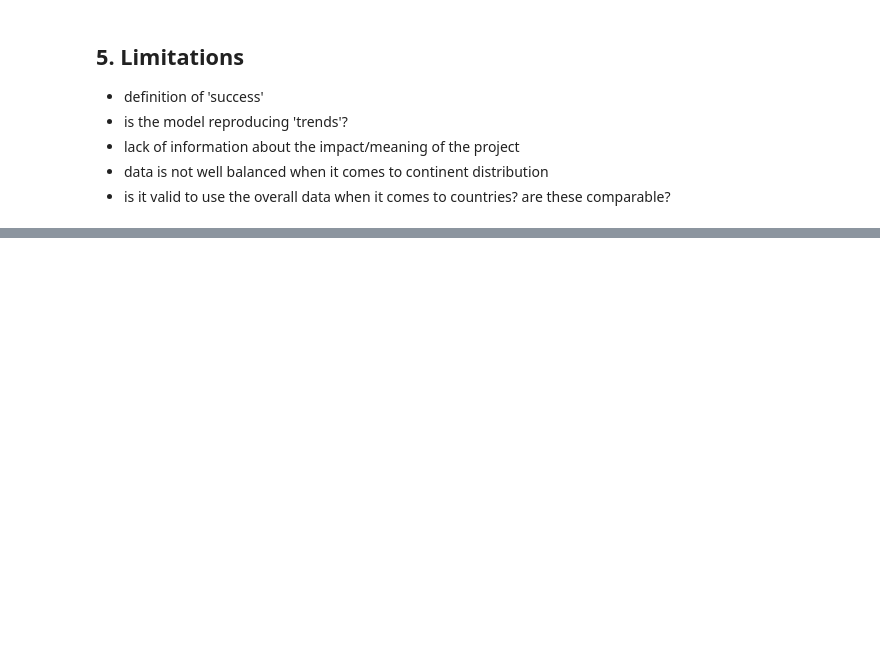
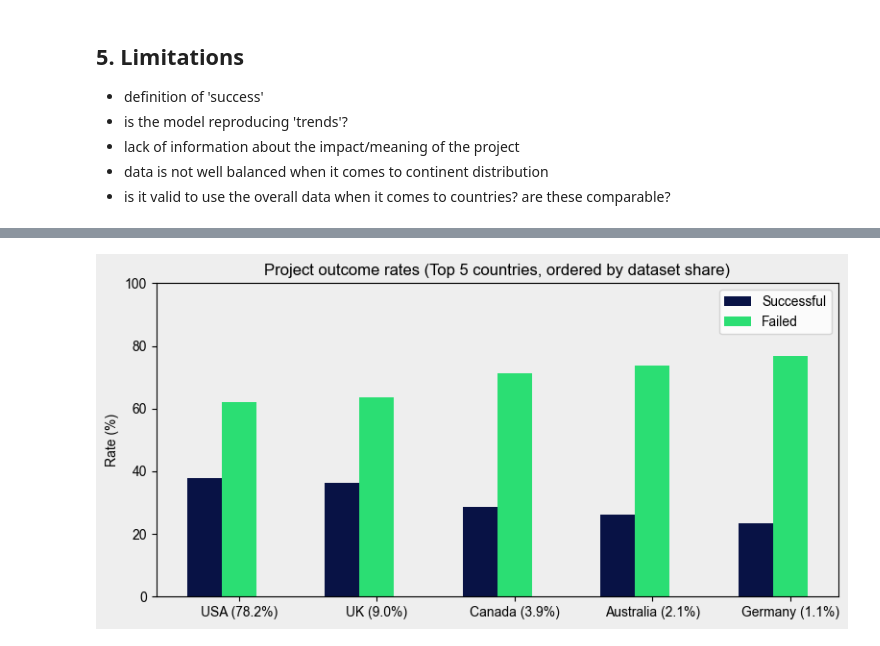
Before and after one commit to salvoha/ml-project, a Jupyter notebook: GetData_and_EDA.ipynb, the cells around one changed output, grey strips where cells are left out. Drawn from its saved outputs; the diff is of its cells as text; code cells hidden in the pictures; blank space fills up the shorter version.

```diff
--- a/GetData_and_EDA.ipynb
+++ b/GetData_and_EDA.ipynb
@@ -1759,0 +1927,63 @@ False Negative Rate of final XGBoost model on test data: 0.08198674510387971
+# %%
+import numpy as np
+import matplotlib.pyplot as plt
+plt.rcParams["font.family"] = "Arial"
+
+df = advanced_data.copy()
+
+# 1) Country shares in the FULL dataset (percent)
+country_share = df["Country"].value_counts(normalize=True) * 100
+
+# 2) Take top 5 by share
+top5 = country_share.head(5).index
+
+# 3) Count states per country (only top5)
+counts = (
+    df[df["Country"].isin(top5)]
+    .groupby(["Country", "State"])
+    .size()
+    .unstack(fill_value=0)
+)
+
+# ensure consistent order + missing columns handled
+state_order = [1, 0]  # 1=Successful, 0=Failed (adjust if needed)
+counts = counts.reindex(columns=state_order, fill_value=0)
+
+# 4) Convert to rates (%) within each country
+rates = counts.div(counts.sum(axis=1), axis=0) * 100
+
+# 5) Reorder countries by their overall dataset share (descending)
+order = country_share.loc[top5].sort_values(ascending=False).index
+rates = rates.loc[order]
+
+# rename for display (and keep shares consistent with renamed labels)
+rename_map = {"United States": "USA", "United Kingdom": "UK"}
+rates = rates.rename(index=rename_map)
+country_share_disp = country_share.rename(index=rename_map)
+
+# 6) Plot
+x = np.arange(len(rates.index))
+width = 0.25
+
+fig, ax = plt.subplots(figsize=(8, 4))
+fig.patch.set_facecolor('#eeeeee')
+ax.set_facecolor('#eeeeee')
+
+ax.bar(x - width, rates[1], width, label="Successful", color="#081245")
+ax.bar(x,         rates[0], width, label="Failed",      color="#2bde73")
+
+ax.set_xticks(x)
+
+# show share in labels (now safe even after renaming)
+labels = [f"{c} ({country_share_disp.loc[c]:.1f}%)" for c in rates.index]
+ax.set_xticklabels(labels, rotation=0)
+
+ax.set_ylabel("Rate (%)")
+ax.set_title("Project outcome rates (Top 5 countries, ordered by dataset share)")
+ax.set_ylim(0, 100)
+ax.legend()
+
+plt.tight_layout()
+plt.show()
+# %% [output]
+[figure, added]
```
Also changed, not shown: parts of 22 cells of this notebook, 3 other files.
